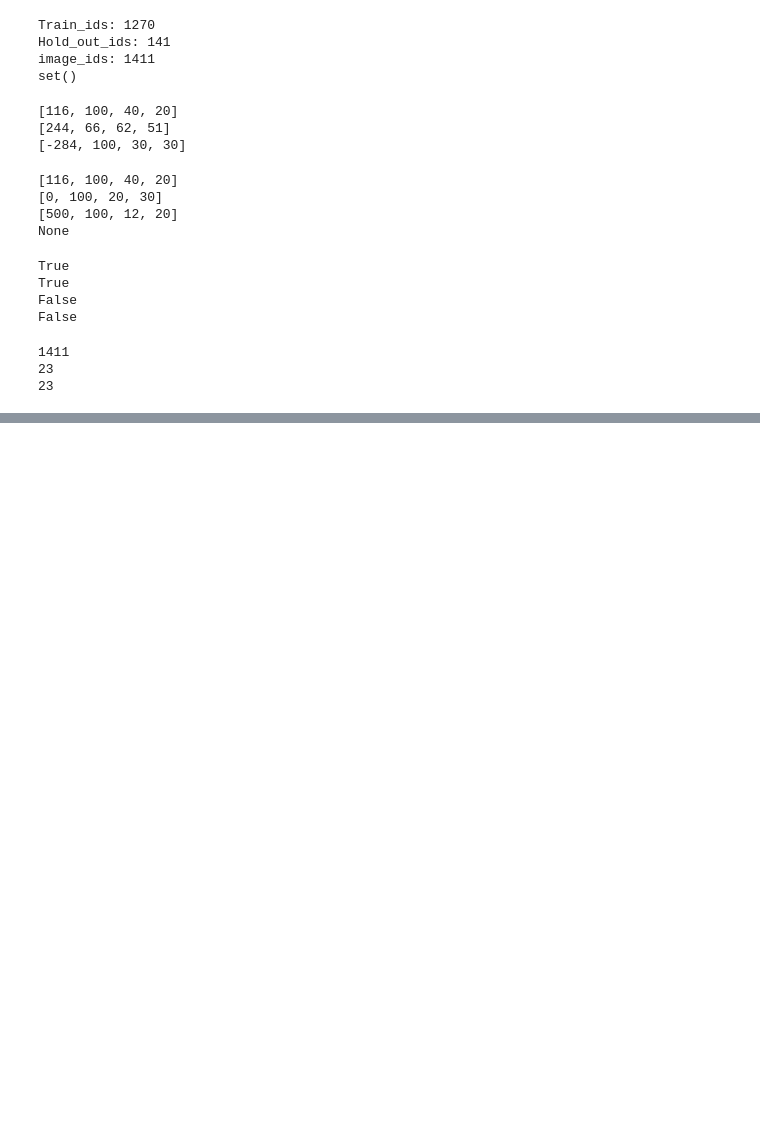
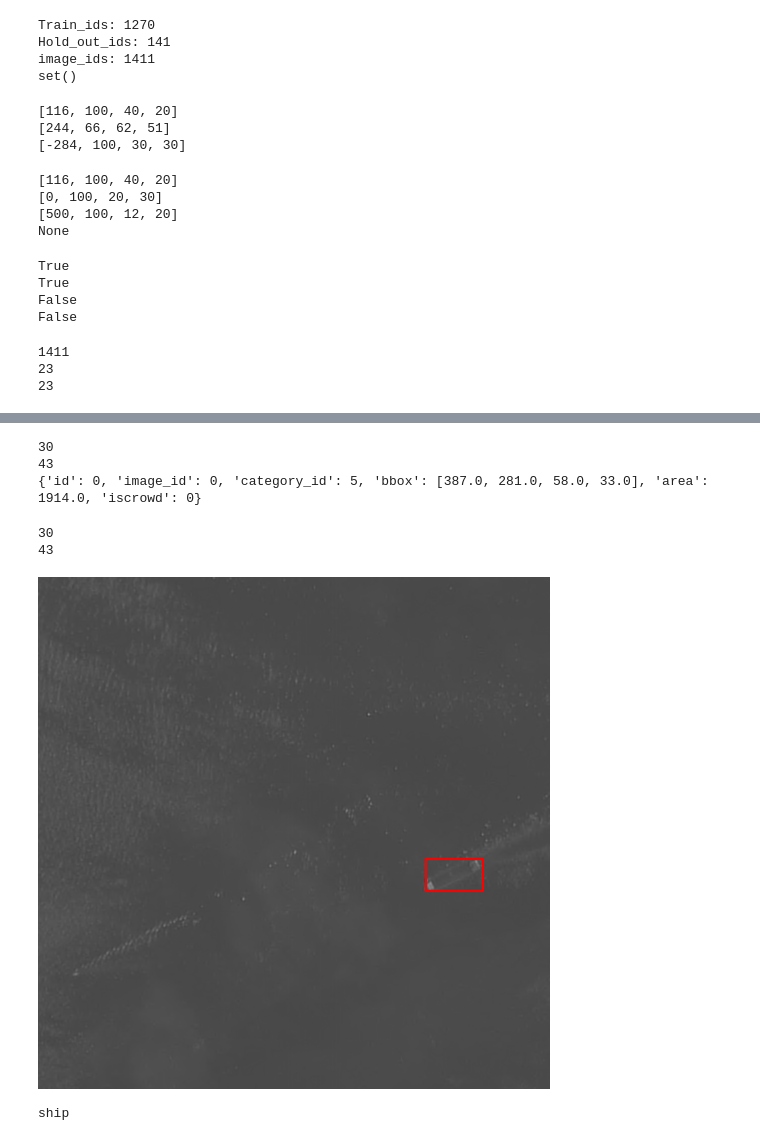
Before and after one commit to Idris903/aerial-instance-segmentation, a Jupyter notebook: notebooks/03_tiling.ipynb, the cells around one changed output, grey strips where cells are left out. Saved outputs shown, nothing was run; the diff lists cells and outputs as text; code cells hidden in the pictures; blank space fills up the shorter version.

```diff
--- a/notebooks/03_tiling.ipynb
+++ b/notebooks/03_tiling.ipynb
@@ -282,0 +428,8 @@ print(len(get_annotations(train_ids[0])))
+# %%
+print(len(output["images"]))
+print(len(output["annotations"]))
+print(output["annotations"][0])
+# %% [output]
+30
+43
+{'id': 0, 'image_id': 0, 'category_id': 5, 'bbox': [387.0, 281.0, 58.0, 33.0], 'area': 1914.0, 'iscrowd': 0}
@@ -282,0 +441,55 @@ print(len(get_annotations(train_ids[0])))
+# %%
+with open(json_path) as f:
+    loaded = json.load(f)
+
+print(len(loaded["images"]))
+print(len(loaded["annotations"]))
+# %% [output]
+30
+43
+# %%
+from PIL import ImageDraw
+
+tile_0 = output["images"][0]
+
+tile_0_N = tile_0["file_name"]
+
+tile_0_id = tile_0["id"]
+
+tile_0_path = os.path.join(test_folder, tile_0_N)
+
+opened_0 = Image.open(tile_0_path)
+
+
+tile_0_anno = []
+
+
+for annotation in output["annotations"]:
+    if annotation["image_id"] == tile_0_id:
+
+        tile_0_anno.append(annotation)
+
+
+draw = ImageDraw.Draw(opened_0)
+
+for anno in tile_0_anno:
+
+    x, y, w, h = anno["bbox"]
+
+    right = x + w
+
+    bottom = y + h
+
+    new_bbox = [x, y, right, bottom]
+
+    draw.rectangle(new_bbox, outline = "red", width = 2)
+# %%
+opened_0
+# %% [output]
+[figure, added]
+# %%
+for c in coco["categories"]:
+    if c["id"] == tile_0_anno[0]["category_id"]:
+        print(c["name"])
+# %% [output]
+ship
```
Also changed, not shown: parts of 12 cells of this notebook.
